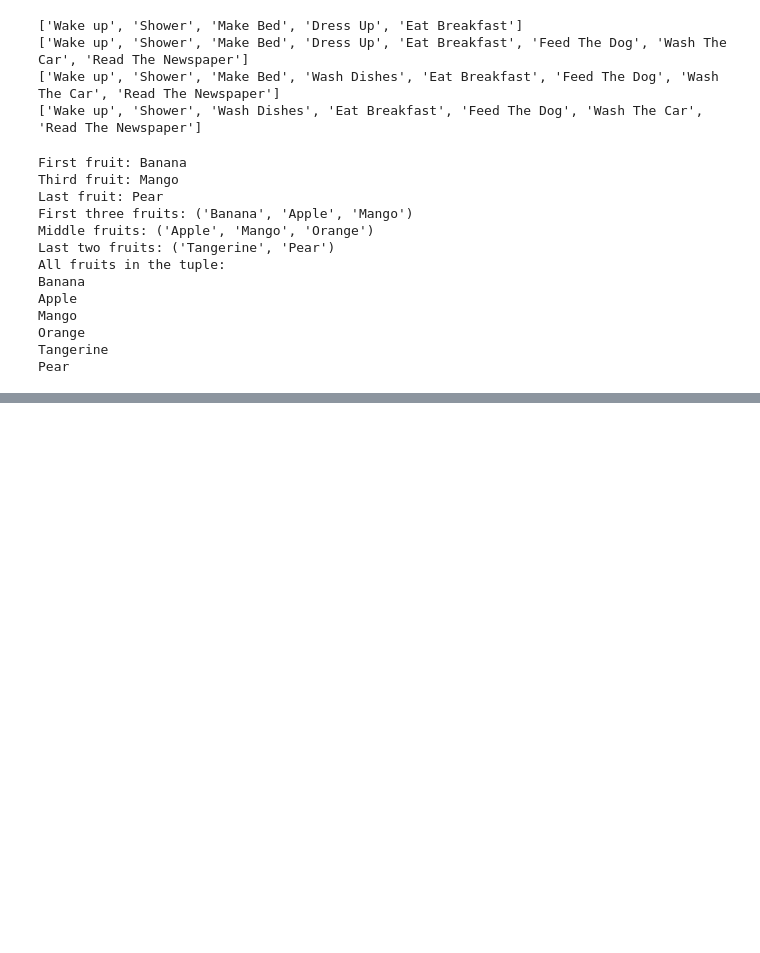
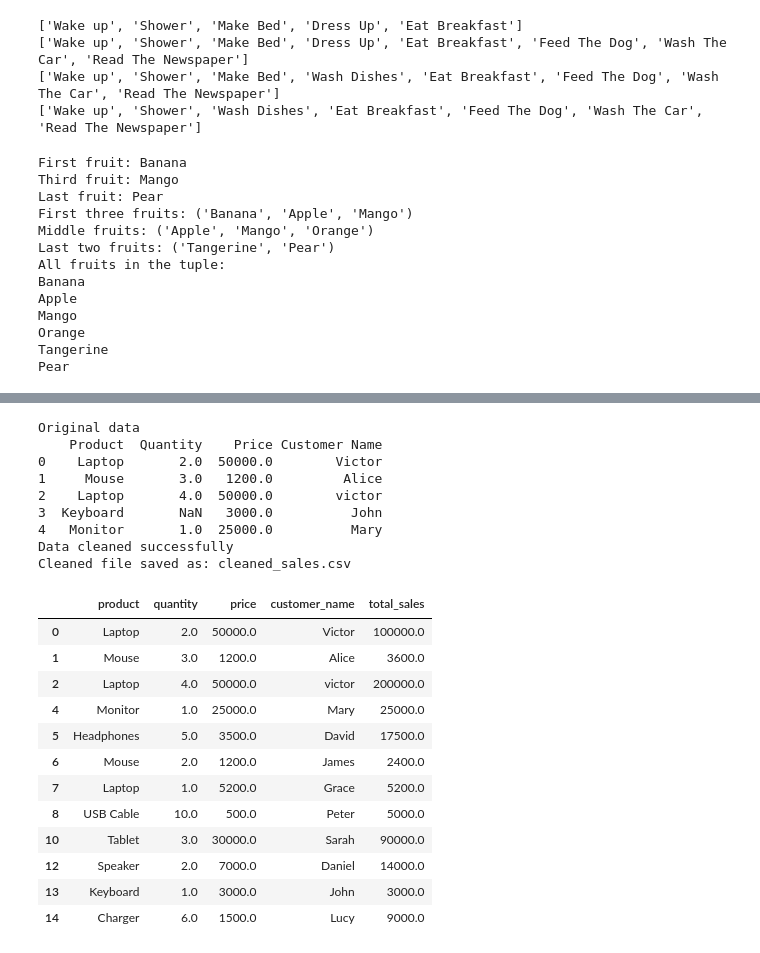
Before and after one commit to benardwauye69-prog/Intro-to-Python-, a Jupyter notebook: Introduction_to_python.ipynb, the cells around one changed output, grey strips where cells are left out. Saved outputs shown, nothing was run; the diff lists cells and outputs as text; code cells hidden in the pictures; blank space fills up the shorter version.

```diff
--- a/Introduction_to_python.ipynb
+++ b/Introduction_to_python.ipynb
@@ -643,0 +884,37 @@ Pear
+# %%
+#create a simple dataframe(sales data)
+#Product, Quantity, Price, Customer_name
+sales_data = {
+    "Product":[
+        "Laptop", "Mouse", "Laptop", "Keyboard",
+        "Monitor", "Headphones", "Mouse",
+        "Laptop", "USB Cable", "Phone Case",
+        "Tablet", "Mouse", "Speaker",
+        "Keyboard", "Charger"
+    ],
+    "Quantity":[
+        2,3,4,None,
+        1,5,2,
+        1,10,4,
+        3,3,2,
+        1,6
+    ],
+    "Price":[
+        50000,1200,50000,3000,
+        25000,3500,1200,
+        5200,500,None,
+        30000,1200,7000,
+        3000,1500
+
+    ],
+    "Customer Name":[
+        "Victor", "Alice", "victor", "John",
+        "Mary", "David", "James",
+        "Grace", "Peter", "Brian",
+        "Sarah", "Alice", "Daniel",
+        "John", "Lucy"
+    ]
+}
+
+#create DataFrame
+df = pd.DataFrame(sales_data)
@@ -643,0 +1009,26 @@ Pear
+# %%
+#sample usage
+clean_sales_data("sales.csv","cleaned_sales.csv")
+# %% [output]
+Original data
+    Product  Quantity    Price Customer Name
+0    Laptop       2.0  50000.0        Victor
+1     Mouse       3.0   1200.0         Alice
+2    Laptop       4.0  50000.0        victor
+3  Keyboard       NaN   3000.0          John
+4   Monitor       1.0  25000.0          Mary
+Data cleaned successfully
+Cleaned file saved as: cleaned_sales.csv
+|  | product | quantity | price | customer_name | total_sales |
+| 0 | Laptop | 2.0 | 50000.0 | Victor | 100000.0 |
+| 1 | Mouse | 3.0 | 1200.0 | Alice | 3600.0 |
+| 2 | Laptop | 4.0 | 50000.0 | victor | 200000.0 |
+| 4 | Monitor | 1.0 | 25000.0 | Mary | 25000.0 |
+| 5 | Headphones | 5.0 | 3500.0 | David | 17500.0 |
+| 6 | Mouse | 2.0 | 1200.0 | James | 2400.0 |
+| 7 | Laptop | 1.0 | 5200.0 | Grace | 5200.0 |
+| 8 | USB Cable | 10.0 | 500.0 | Peter | 5000.0 |
+| 10 | Tablet | 3.0 | 30000.0 | Sarah | 90000.0 |
+| 12 | Speaker | 2.0 | 7000.0 | Daniel | 14000.0 |
+| 13 | Keyboard | 1.0 | 3000.0 | John | 3000.0 |
+| 14 | Charger | 6.0 | 1500.0 | Lucy | 9000.0 |
```
Also changed, not shown: parts of 52 cells of this notebook.
